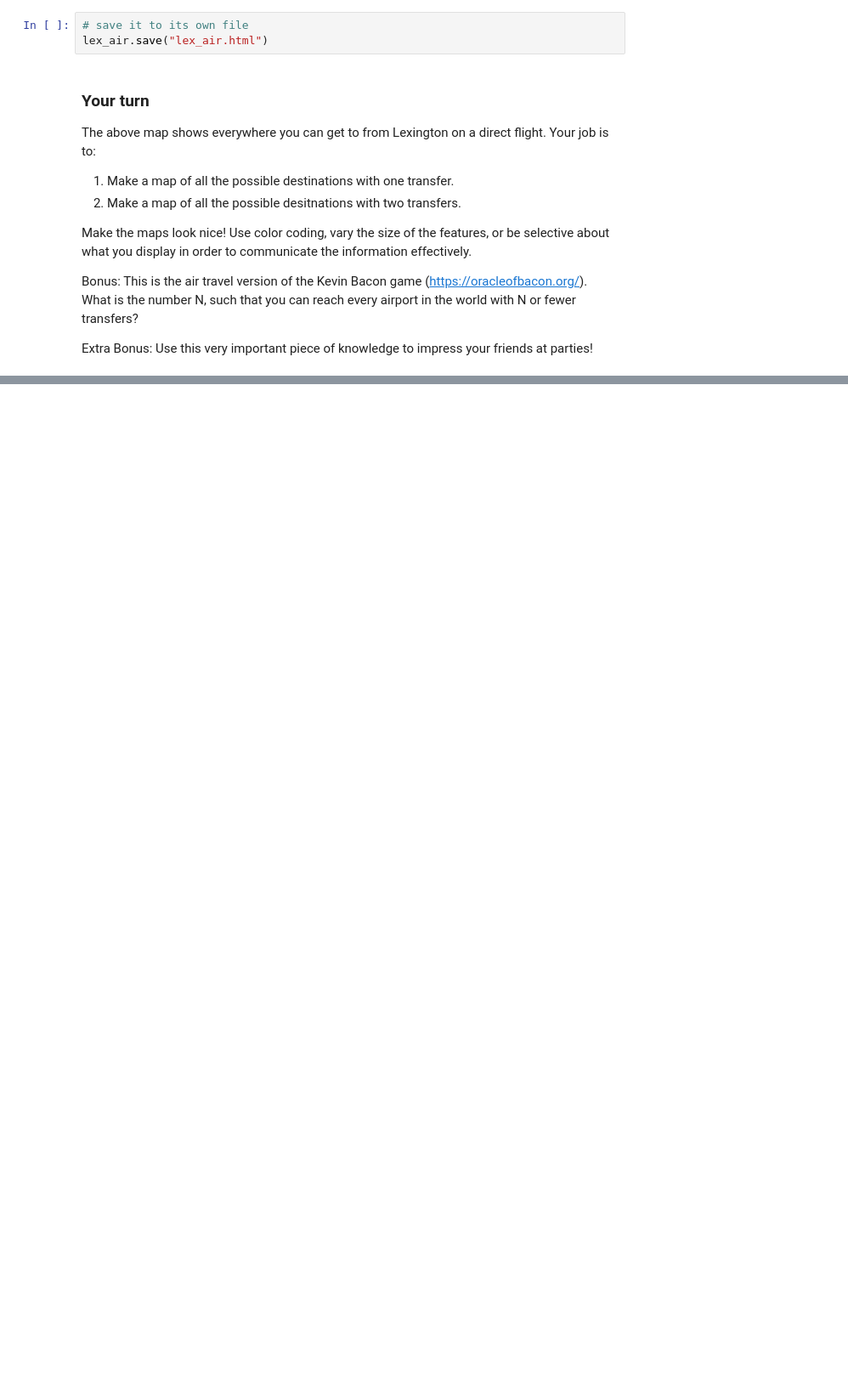
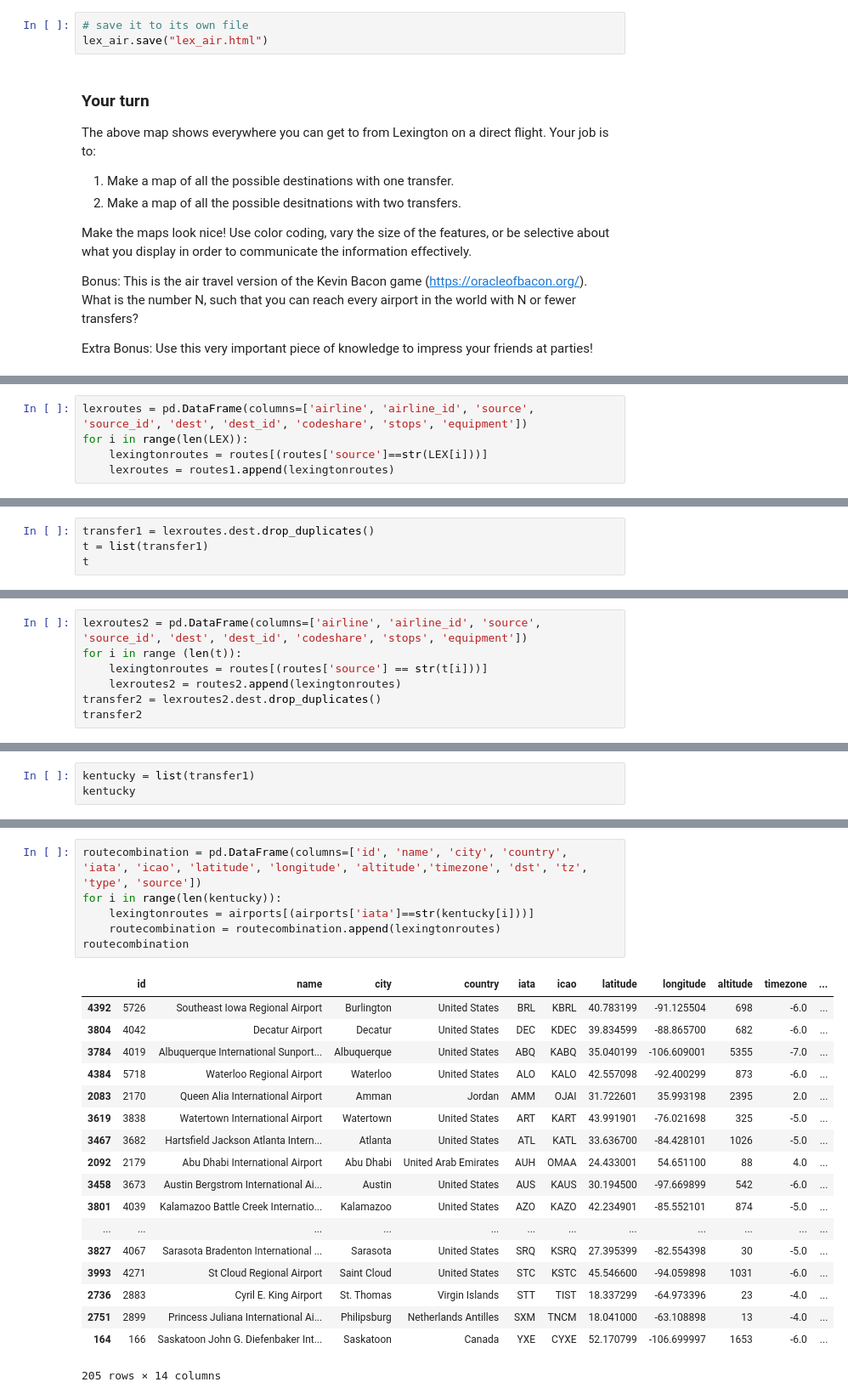
Before and after one commit to awob222/ce599, a Jupyter notebook: 09-Mapping/interactive-mapping.ipynb, the cells around one changed output, grey strips where cells are left out. Shown at 85% size. Drawn from its saved outputs; the diff is of its cells as text; blank space fills up the shorter version.

```diff
--- a/09-Mapping/interactive-mapping.ipynb
+++ b/09-Mapping/interactive-mapping.ipynb
@@ -533,0 +516,5 @@ lex_routes1
+# %%
+lexroutes = pd.DataFrame(columns=['airline', 'airline_id', 'source', 'source_id', 'dest', 'dest_id', 'codeshare', 'stops', 'equipment'])
+for i in range(len(LEX)):
+    lexingtonroutes = routes[(routes['source']==str(LEX[i]))]
+    lexroutes = routes1.append(lexingtonroutes)
@@ -533,0 +530,4 @@ lex_routes1
+# %%
+transfer1 = lexroutes.dest.drop_duplicates()
+t = list(transfer1)
+t
@@ -533,0 +552,7 @@ lex_routes1
+# %%
+lexroutes2 = pd.DataFrame(columns=['airline', 'airline_id', 'source', 'source_id', 'dest', 'dest_id', 'codeshare', 'stops', 'equipment'])
+for i in range (len(t)):
+    lexingtonroutes = routes[(routes['source'] == str(t[i]))]
+    lexroutes2 = routes2.append(lexingtonroutes)
+transfer2 = lexroutes2.dest.drop_duplicates()
+transfer2
@@ -533,0 +581,3 @@ lex_routes1
+# %%
+kentucky = list(transfer1)
+kentucky
@@ -533,0 +602,25 @@ lex_routes1
+# %%
+routecombination = pd.DataFrame(columns=['id', 'name', 'city', 'country', 'iata', 'icao', 'latitude', 'longitude', 'altitude','timezone', 'dst', 'tz', 'type', 'source'])
+for i in range(len(kentucky)):
+    lexingtonroutes = airports[(airports['iata']==str(kentucky[i]))]
+    routecombination = routecombination.append(lexingtonroutes)
+routecombination
+# %% [output]
+|  | id | name | city | country | iata | icao | latitude | longitude | altitude | timezone | ... |
+| 4392 | 5726 | Southeast Iowa Regional Airport | Burlington | United States | BRL | KBRL | 40.783199 | -91.125504 | 698 | -6.0 | ... |
+| 3804 | 4042 | Decatur Airport | Decatur | United States | DEC | KDEC | 39.834599 | -88.865700 | 682 | -6.0 | ... |
+| 3784 | 4019 | Albuquerque International Sunport... | Albuquerque | United States | ABQ | KABQ | 35.040199 | -106.609001 | 5355 | -7.0 | ... |
+| 4384 | 5718 | Waterloo Regional Airport | Waterloo | United States | ALO | KALO | 42.557098 | -92.400299 | 873 | -6.0 | ... |
+| 2083 | 2170 | Queen Alia International Airport | Amman | Jordan | AMM | OJAI | 31.722601 | 35.993198 | 2395 | 2.0 | ... |
+| 3619 | 3838 | Watertown International Airport | Watertown | United States | ART | KART | 43.991901 | -76.021698 | 325 | -5.0 | ... |
+| 3467 | 3682 | Hartsfield Jackson Atlanta Intern... | Atlanta | United States | ATL | KATL | 33.636700 | -84.428101 | 1026 | -5.0 | ... |
+| 2092 | 2179 | Abu Dhabi International Airport | Abu Dhabi | United Arab Emirates | AUH | OMAA | 24.433001 | 54.651100 | 88 | 4.0 | ... |
+| 3458 | 3673 | Austin Bergstrom International Ai... | Austin | United States | AUS | KAUS | 30.194500 | -97.669899 | 542 | -6.0 | ... |
+| 3801 | 4039 | Kalamazoo Battle Creek Internatio... | Kalamazoo | United States | AZO | KAZO | 42.234901 | -85.552101 | 874 | -5.0 | ... |
+| ... | ... | ... | ... | ... | ... | ... | ... | ... | ... | ... | ... |
+| 3827 | 4067 | Sarasota Bradenton International ... | Sarasota | United States | SRQ | KSRQ | 27.395399 | -82.554398 | 30 | -5.0 | ... |
+| 3993 | 4271 | St Cloud Regional Airport | Saint Cloud | United States | STC | KSTC | 45.546600 | -94.059898 | 1031 | -6.0 | ... |
+| 2736 | 2883 | Cyril E. King Airport | St. Thomas | Virgin Islands | STT | TIST | 18.337299 | -64.973396 | 23 | -4.0 | ... |
+| 2751 | 2899 | Princess Juliana International Ai... | Philipsburg | Netherlands Antilles | SXM | TNCM | 18.041000 | -63.108898 | 13 | -4.0 | ... |
+| 164 | 166 | Saskatoon John G. Diefenbaker Int... | Saskatoon | Canada | YXE | CYXE | 52.170799 | -106.699997 | 1653 | -6.0 | ... |
+205 rows × 14 columns
```
Also changed, not shown: parts of 25 cells of this notebook, 4 other files.
